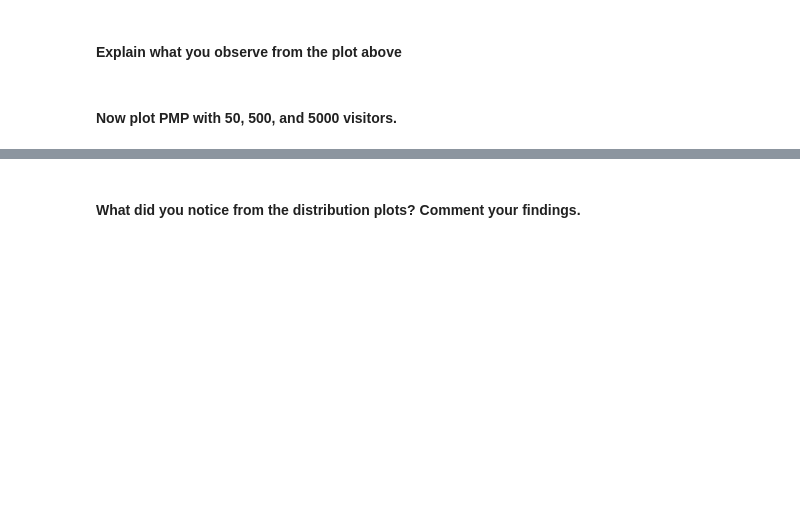
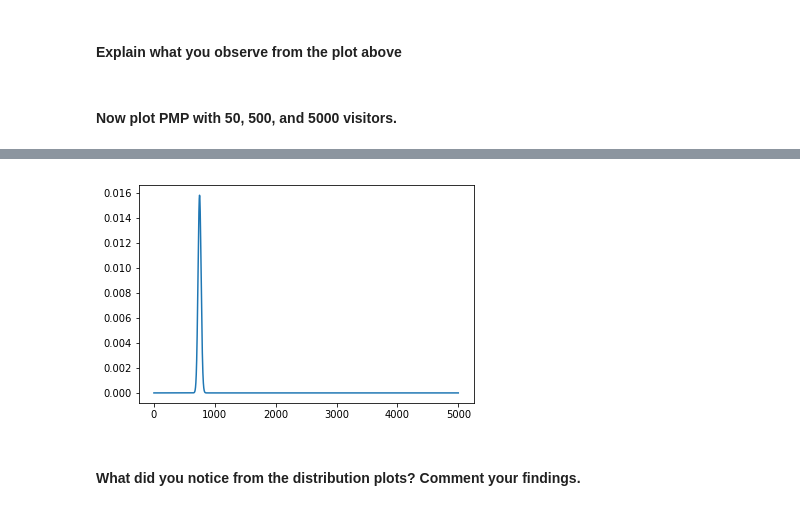
Before and after one commit to ta-data-bcn/lab-probability-dist, a Jupyter notebook: your_code/main.ipynb, the cells around one changed output, grey strips where cells are left out. Drawn from its saved outputs; the diff is of its cells as text; code cells hidden in the pictures; blank space fills up the shorter version.

```diff
--- a/your_code/main.ipynb
+++ b/your_code/main.ipynb
@@ -103,2 +152,17 @@ plt.show()
+# %%
+
+n, p = 5000, 0.15
+
+x = range(n)
+
+dist = binom(n, p)
+
+fig, ax = plt.subplots(1, 1)
+
+plt.plot(x, dist.pmf(x))
+
+plt.show()
+# %% [output]
+[figure, added]
 # %% [markdown]
 #### What did you notice from the distribution plots? Comment your findings.
```
Also changed, not shown: parts of 18 cells of this notebook.
